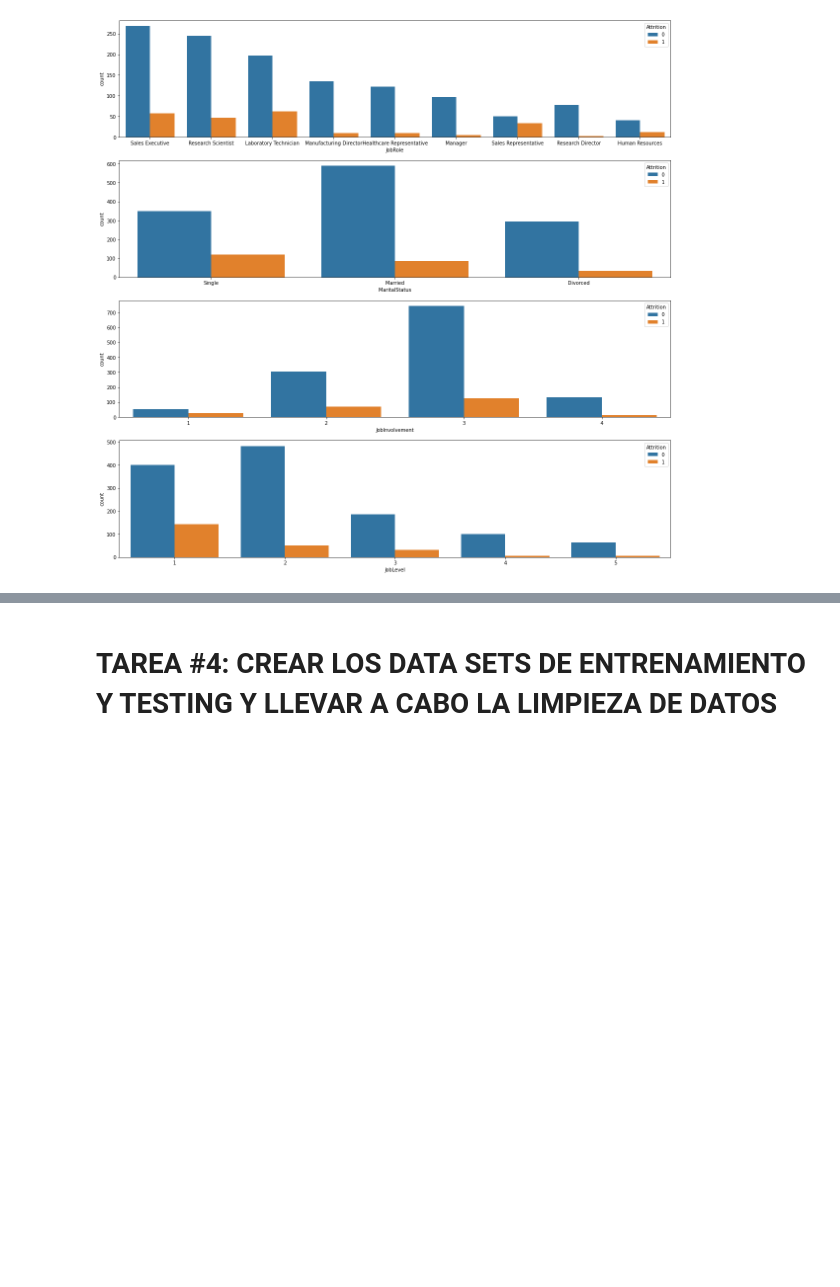
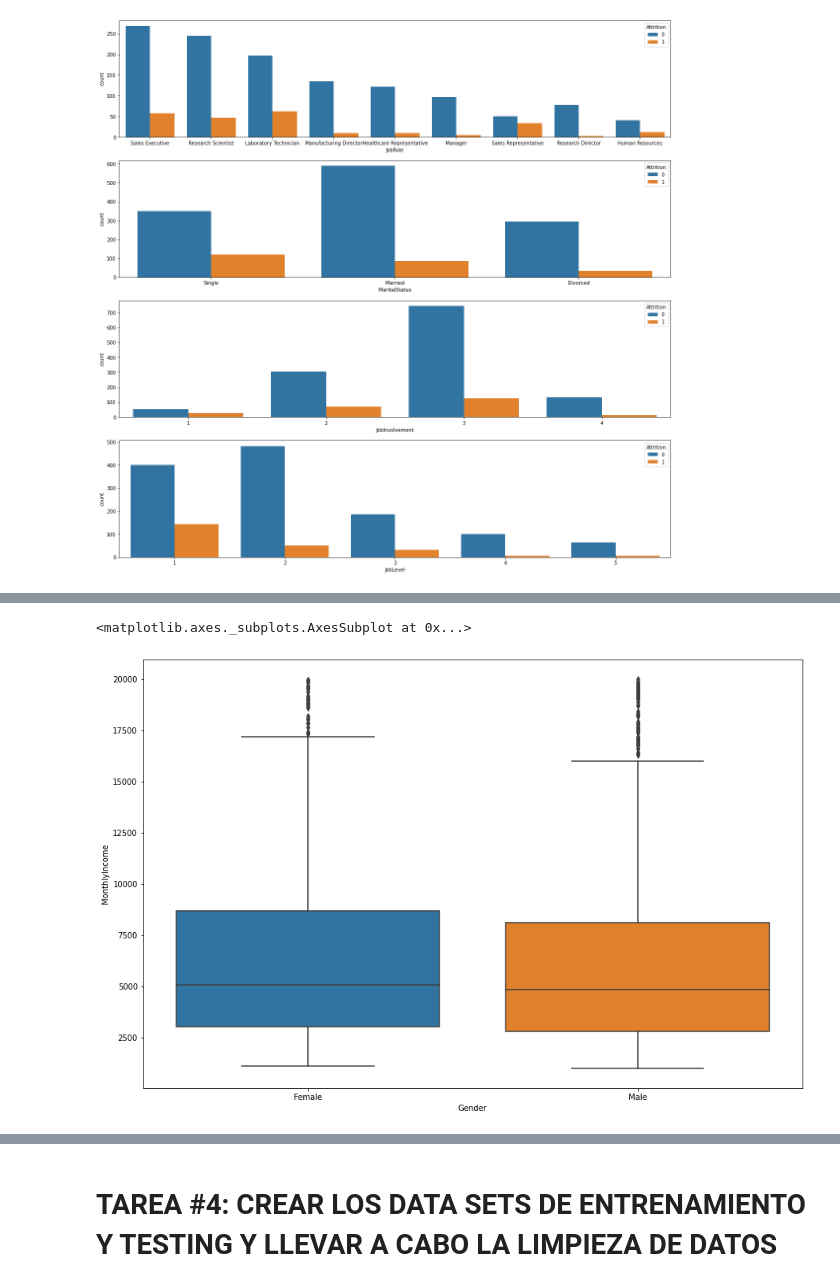
Before and after one commit to MartinSantaGitHub/ds4b, a Jupyter notebook: 1. Human Resources Data/Esqueleto_Departamento_de_Recursos_Humanos.ipynb, the cells around one changed output, grey strips where cells are left out. Drawn from its saved outputs; the diff is of its cells as text; code cells hidden in the pictures; blank space fills up the shorter version.

```diff
--- a/1. Human Resources Data/Esqueleto_Departamento_de_Recursos_Humanos.ipynb
+++ b/1. Human Resources Data/Esqueleto_Departamento_de_Recursos_Humanos.ipynb
@@ -253,4 +287,9 @@ plt.figure(figsize=(12,7))
 # %%
 # Veamos el Gender vs. Monthly Income
+plt.figure(figsize = (15,10))
+sns.boxplot(y = 'MonthlyIncome', x = 'Gender', data = employee_df)
+# %% [output]
+<matplotlib.axes._subplots.AxesSubplot at 0x...>
+[figure, added]
 # %%
 # Veamos el monthly income vs. job role
```
Also changed, not shown: parts of 47 cells of this notebook.
